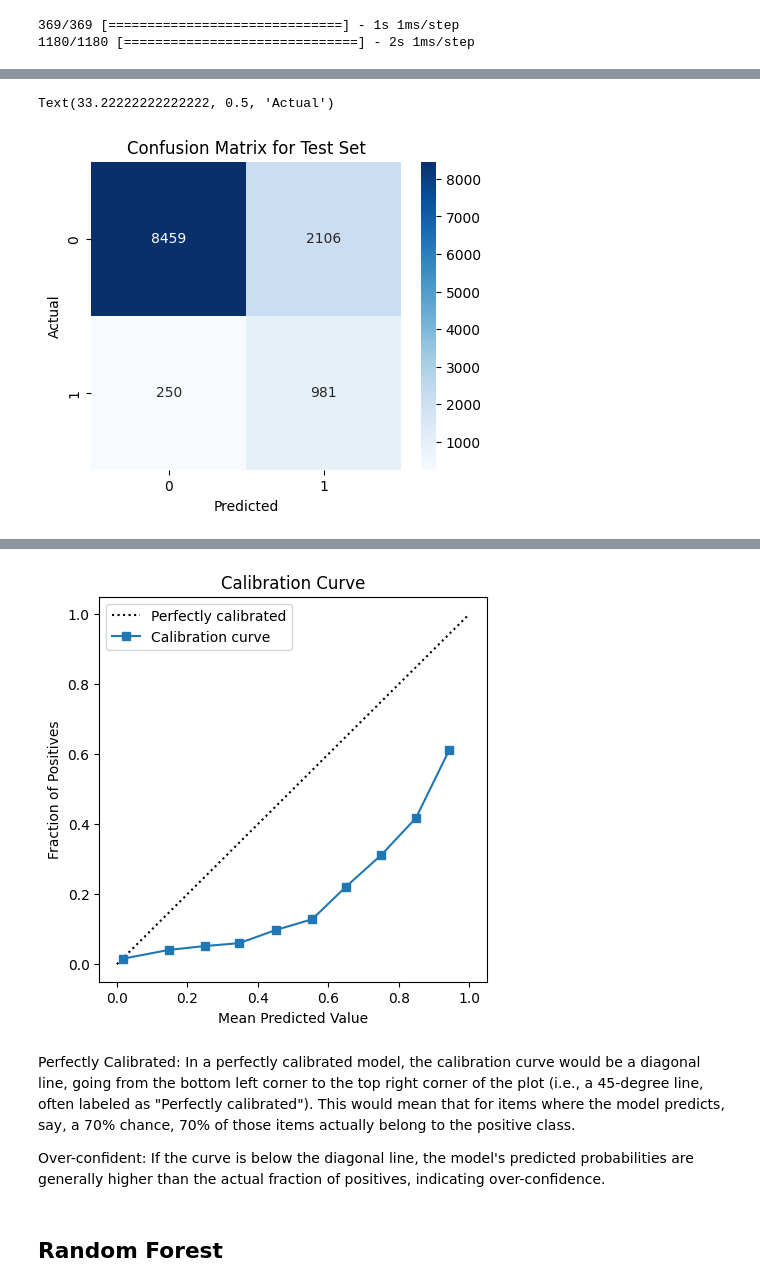
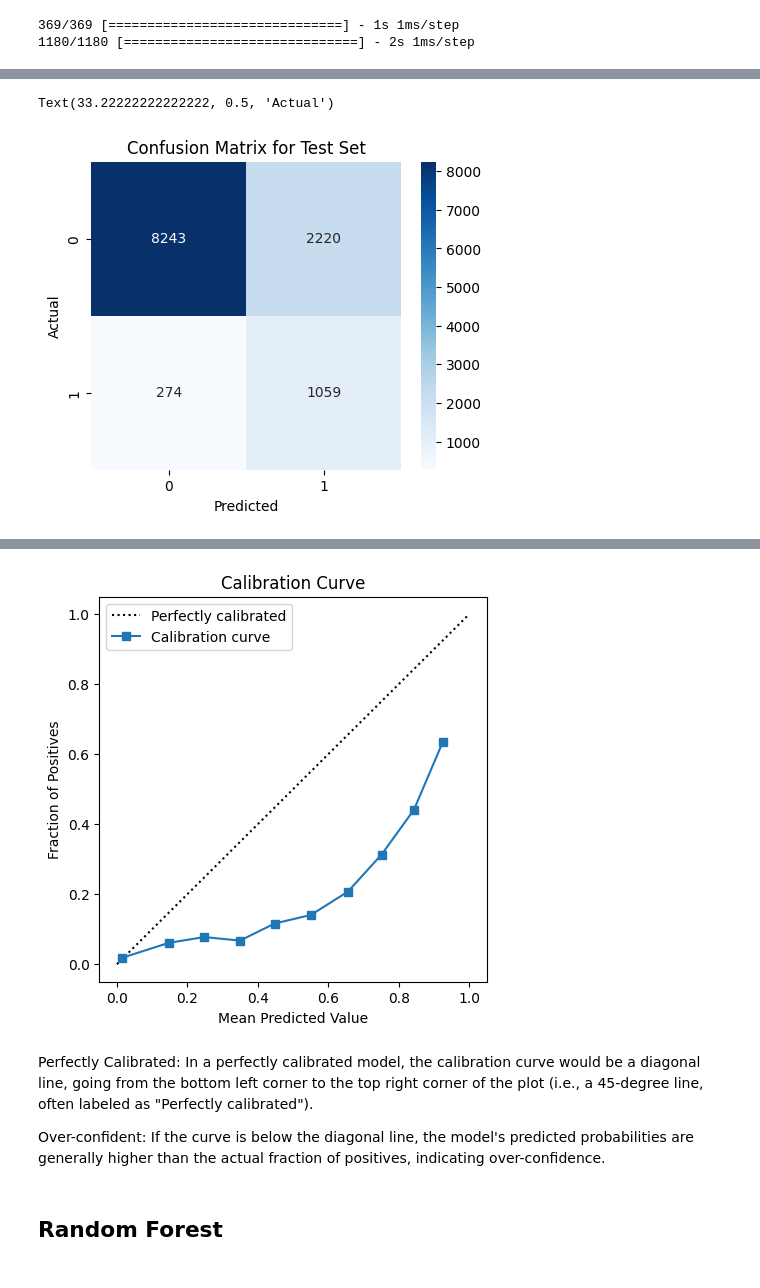
Before and after one commit to jiaminho/RPH-HAC-Prediction, a Jupyter notebook: HAC_Model.ipynb, the cells around one changed output, grey strips where cells are left out. Drawn from its saved outputs; the diff is of its cells as text; code cells hidden in the pictures.

Commit message:
Updated HAC_Model with top 150 features

```diff
--- a/HAC_Model.ipynb
+++ b/HAC_Model.ipynb
@@ -53,8 +67,8 @@ gauth.credentials = GoogleCredentials.get_application_default()
 drive = GoogleDrive(gauth)
 
 # Download the file
-file_id = '1-9Tp6ZMZG9zKieBTO_Sd6W-HdzXPy5OL'
-file_name = 'selected_features_500.csv'
+file_id = '16VABHq3B7HihrK5ibpHzbDOJIMw1K4hK'
+file_name = 'selected_features_150.csv'
 downloaded = drive.CreateFile({'id': file_id})
 downloaded.GetContentFile(file_name)
 
@@ -411,10 +434,13 @@ ax.set_xlabel('Predicted')
 ax.set_ylabel('Actual')
 # %% [output]
 Text(33.22222222222222, 0.5, 'Actual')
-[figure, old version]
+[figure, new version]
 # %%
 # calibration curve
+# dnn_y_test_pred_proba = model.predict_proba(X_test_scaled)
+# prob_true, prob_pred = calibration_curve(y_test, dnn_y_test_pred_proba, n_bins=10, strategy='uniform')
 
+dnn_y_test_pred = model.predict(X_test_scaled)
 prob_true, prob_pred = calibration_curve(y_test, dnn_y_test_pred, n_bins=10, strategy='uniform')
 
 plt.figure(figsize=(5, 5))
@@ -429,6 +456,6 @@ plt.show()
-[figure, old version]
+[figure, new version]
 # %% [markdown]
-Perfectly Calibrated: In a perfectly calibrated model, the calibration curve would be a diagonal line, going from the bottom left corner to the top right corner of the plot (i.e., a 45-degree line, often labeled as "Perfectly calibrated"). This would mean that for items where the model predicts, say, a 70% chance, 70% of those items actually belong to the positive class.
+Perfectly Calibrated: In a perfectly calibrated model, the calibration curve would be a diagonal line, going from the bottom left corner to the top right corner of the plot (i.e., a 45-degree line, often labeled as "Perfectly calibrated").
 
 Over-confident: If the curve is below the diagonal line, the model's predicted probabilities are generally higher than the actual fraction of positives, indicating over-confidence.
 # %% [markdown]
```
Also changed, not shown: parts of 40 cells of this notebook.
